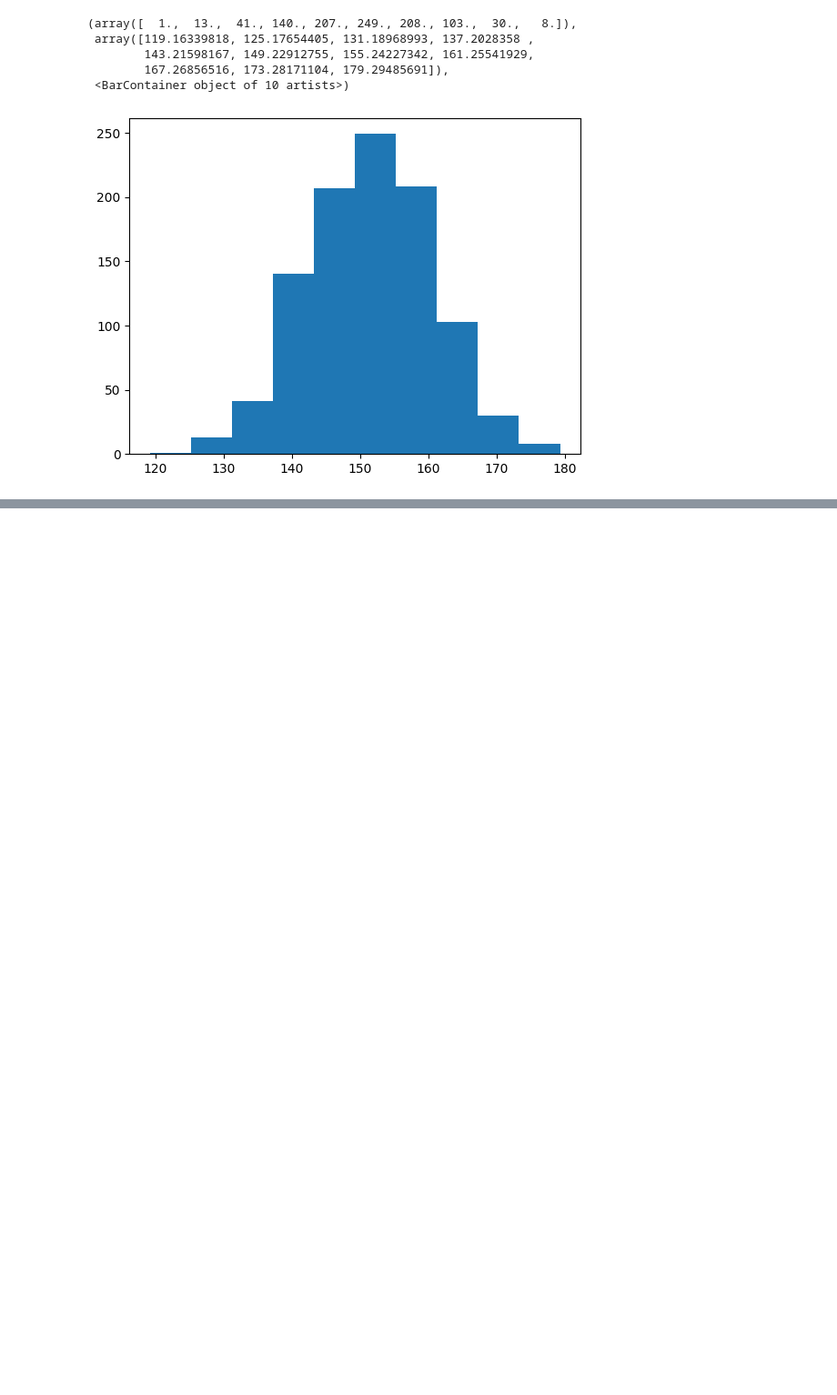
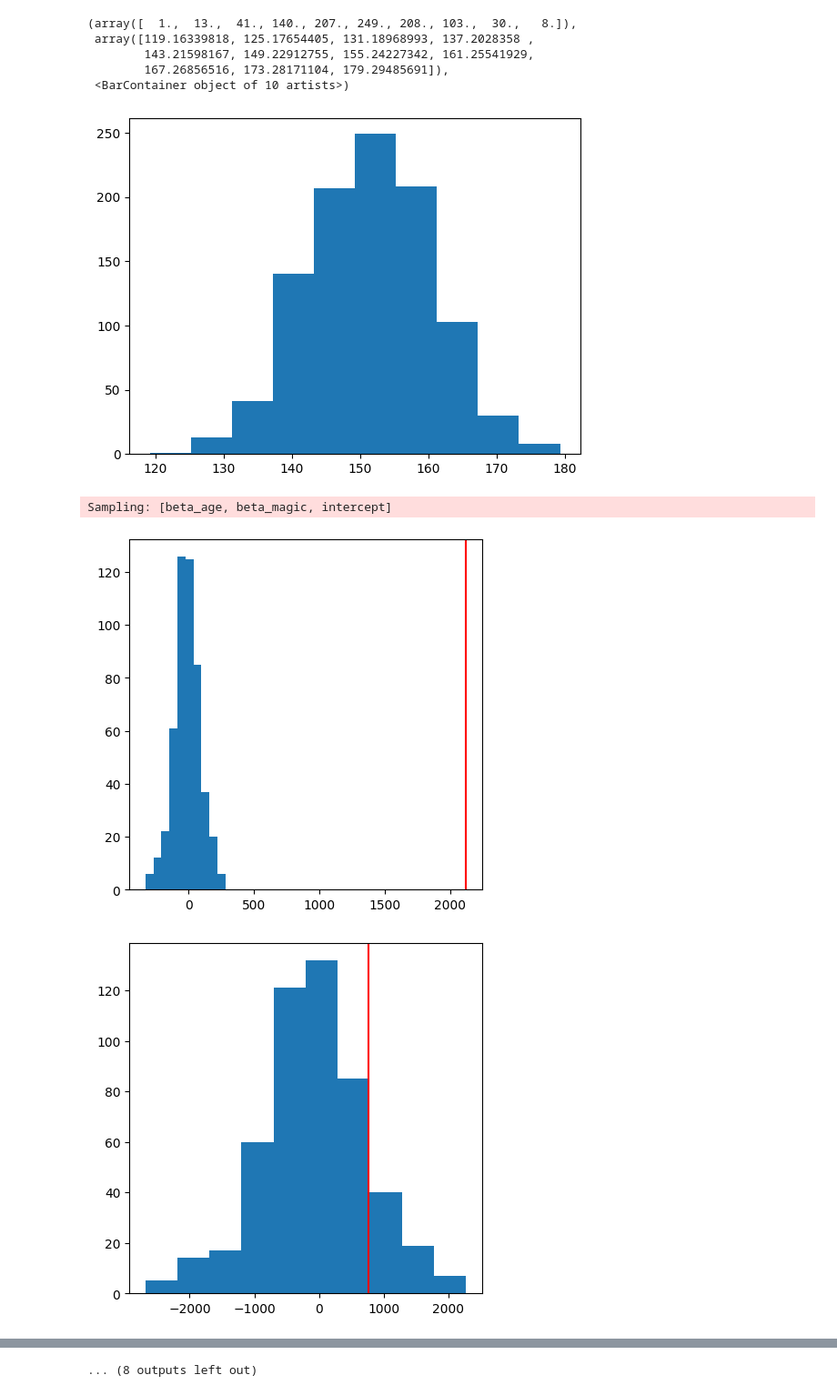
Before and after one commit to ShreyanSen/statistics_cookbook, a Jupyter notebook: bayesian_recipes/nb6_simple_bayesian_regression.ipynb, the cells around one changed output, grey strips where cells are left out. Shown at 91% size. Cells and saved outputs as stored; diff of their text form; code cells hidden in the pictures; blank space fills up the shorter version.

Commit message:
prior predictive check

```diff
--- a/bayesian_recipes/nb6_simple_bayesian_regression.ipynb
+++ b/bayesian_recipes/nb6_simple_bayesian_regression.ipynb
@@ -175,3 +177,30 @@ plt.hist(trace.posterior['intercept'][0]) # errors loaded into the intercept...
         167.26856516, 173.28171104, 179.29485691]),
  <BarContainer object of 10 artists>)
 [figure]
+# %%
+# note: you can't just sample all the way to simulated observations because your model requires, for instance, dragon age to be provided--it's not modeled. Can we generalize so it is?
+with model:
+    idata = pm.sample_prior_predictive(random_seed=232, var_names = ['intercept', 'beta_age','beta_magic'])
+# %% [output]
+Sampling: [beta_age, beta_magic, intercept]
+# %%
+# sample from the sampled parameters and combine with observed variables to generate pseudo-observations
+# ideally we vectorize this but let's just do it the funny way for now...
+num_draws = len(idata.prior.beta_age[0])
+num_data = len(dragon_age)
+sim_obs = np.zeros([num_draws, num_data])
+for i in range(num_draws):
+    sim_obs[i] = idata.prior.intercept[0][i].values + idata.prior.beta_age[0][i].values*dragon_age + idata.prior.beta_magic[0][i].values*dragon_magic
+# %%
+# plot if the data are contained within the distributions of simulated data generated for each observation
+# lots of red lines are outside of our histograms--that means that, with the sampled parameters, the model's current range for guessed parameters
+# does not contain the real data, meaning our model is going to have a hard time accurately honing in on what's going on!
+
+for obs_num in range(len(dragon_fire)):
+    plt.figure(figsize=(5,5,))
+    sim_data = sim_obs[:, obs_num]
+    plt.hist(sim_data)
+    plt.axvline(dragon_fire[obs_num], color='red')
+# %% [output]
+[figure, added]
+[figure, added]
@@ -177,0 +217 @@ plt.hist(trace.posterior['intercept'][0]) # errors loaded into the intercept...
+... (8 outputs left out)
```
Also changed, not shown: parts of 3 cells of this notebook.
